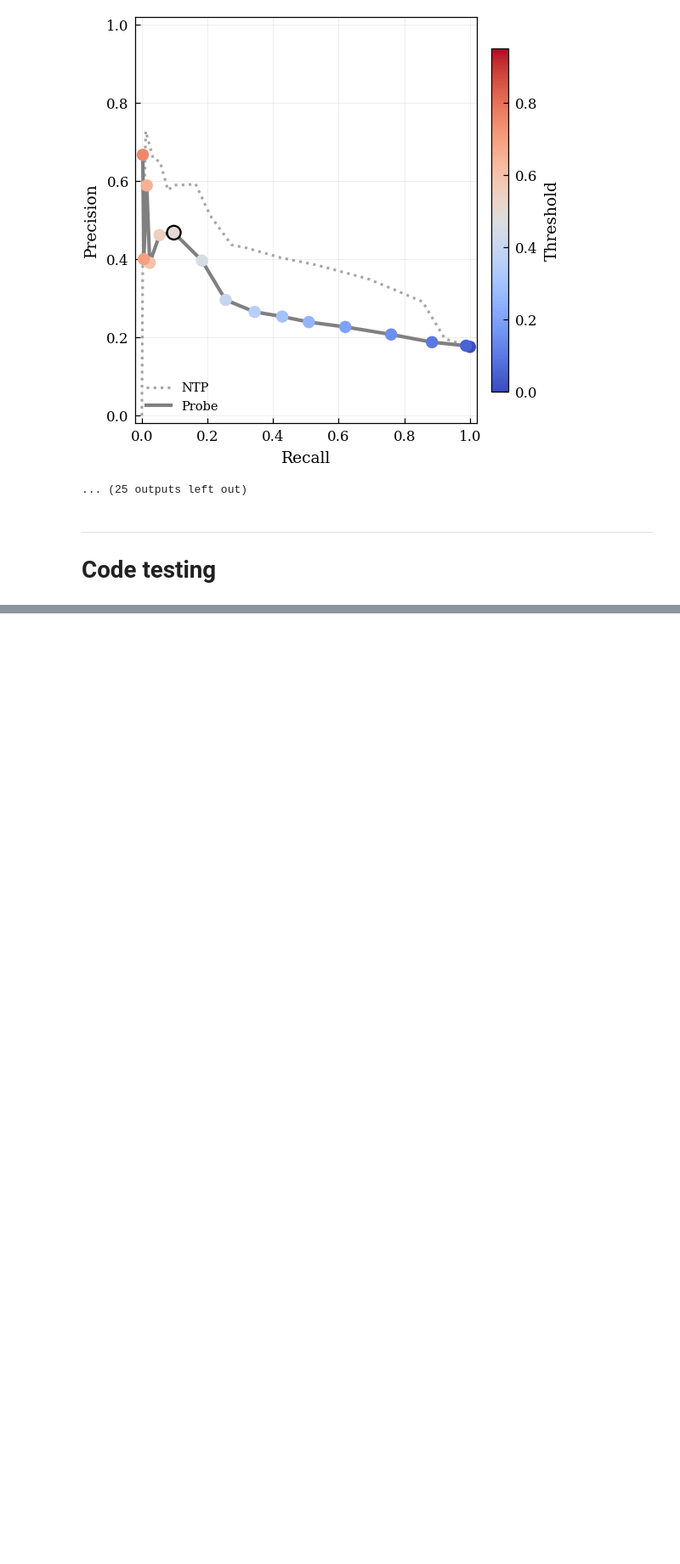
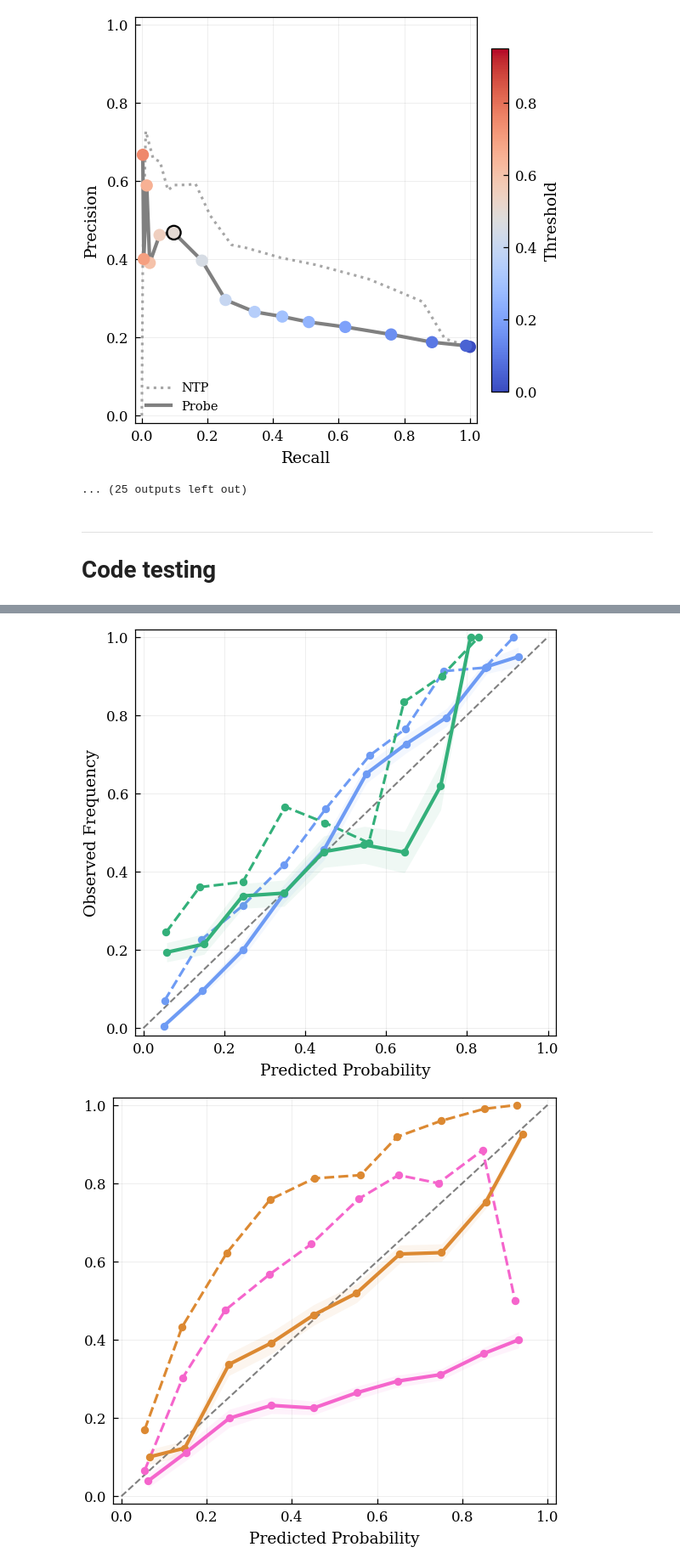
Before and after one commit to kevinqnb/scholarlm, a Jupyter notebook: analysis/synthetic_probe_test.ipynb, the cells around one changed output, grey strips where cells are left out. Shown at 85% size. Drawn from its saved outputs; the diff is of its cells as text; code cells hidden in the pictures; blank space fills up the shorter version.

Commit message:
Experiment figures.

```diff
--- a/analysis/synthetic_probe_test.ipynb
+++ b/analysis/synthetic_probe_test.ipynb
@@ -288,7 +279,6 @@ for ds in DATASETS:
             'nfix_rate_areal': 'nfix_rate', 'nfix_rate_volumetric': 'nfix_rate',
             'nfix_rate_mass':  'nfix_rate', 'nfix_rate': 'nfix_rate',
         })
-        ext_df['units'] = ext_df['units'].apply(nfix_clean_unit)
 
     real_df = pd.DataFrame(load_combined_judgements(ds, EXTRACTION_MODEL, EXTRACTION_DATES[ds]))
     gt_df   = load_ground_truth(config)
@@ -1404,0 +1128,67 @@ Test setting  Type  Accuracy  Precision  Recall    F1  AUROC   ECE
+# %%
+_DS_COLORS = {
+    ('pond', 'syn'):  palette[7],
+    ('pond', 'real'): palette[1],
+    ('nfix', 'syn'):  palette[4],
+    ('nfix', 'real'): palette[9],
+}
+_DTYPE_LS = {'real': '-', 'syn': '-'}
+# %%
+for dtype in ['syn', 'real']:
+    fig_cal, ax_cal = plt.subplots(figsize=(4.0, 3.8))
+    ax_cal.plot([0, 1], [0, 1], 'k--', lw=1.0, alpha=0.5, label='Perfect Calibration', zorder=1)
+
+    for r in setting_results:
+        rdtype = 'syn' if r['is_syn'] else 'real'
+        if rdtype != dtype:
+            continue
+
+        # Determine color based on dataset and dtype
+        test_ds = 'pond' if 'pond' in r['label'].lower() else 'nfix'
+        color = _DS_COLORS[(test_ds, rdtype)]
+
+        # Probe — solid line with markers
+        d_prb = reliability_diagram_data(r['probe_probs'], r['labels'])
+        v_prb = d_prb['bin_counts'] > 0
+        ax_cal.plot(
+            d_prb['bin_confidence'][v_prb], d_prb['bin_accuracy'][v_prb],
+            r['ls'], color=color, lw=2.0, marker='o', ms=3.5,
+            label=f"{r['label']} (ECE={d_prb['ece']:.3f})",
+            zorder=3,
+        )
+
+        # NTP baseline — very faint, dashed
+        d_ntp = reliability_diagram_data(r['ntp_probs'], r['labels'])
+        v_ntp = d_ntp['bin_counts'] > 0
+        ax_cal.plot(
+            d_ntp['bin_confidence'][v_ntp], d_ntp['bin_accuracy'][v_ntp],
+            '--', color=color, lw=1.5, alpha=1.0, zorder=1, marker='o', ms=3.5, #markerfacecolor='none',
+            label=f"NTP (ECE={d_ntp['ece']:.3f})",
+        )
+
+        # Add error bands: SEM of accuracy within each bin (very subtle)
+        bin_sems = d_prb['bin_accuracy_sem'][v_prb]
+        conf_valid = d_prb['bin_confidence'][v_prb]
+        acc_valid = d_prb['bin_accuracy'][v_prb]
+
+        ax_cal.fill_between(
+            conf_valid,
+            acc_valid - bin_sems,
+            acc_valid + bin_sems,
+            color=color, alpha=0.08, linewidth=0, zorder=2
+        )
+
+    ax_cal.set_xlim(-0.02, 1.02)
+    ax_cal.set_ylim(-0.02, 1.02)
+    ax_cal.set_xlabel('Predicted Probability')
+    if dtype == 'syn' and train_dataset == 'pond':
+        ax_cal.set_ylabel('Observed Frequency')
+    else:
+        ax_cal.set_ylabel('')
+    #ax_cal.legend(fontsize=8, loc='best', handlelength=2.0, framealpha=0.95)
+    ax_cal.grid(alpha=0.25, linestyle='-', linewidth=0.4)
+    ax_cal.set_axisbelow(True)
+    fig_cal.tight_layout()
+# %% [output]
+[figure, added]
+[figure, added]
```
Also changed, not shown: parts of 15 cells of this notebook, 48 other files.
